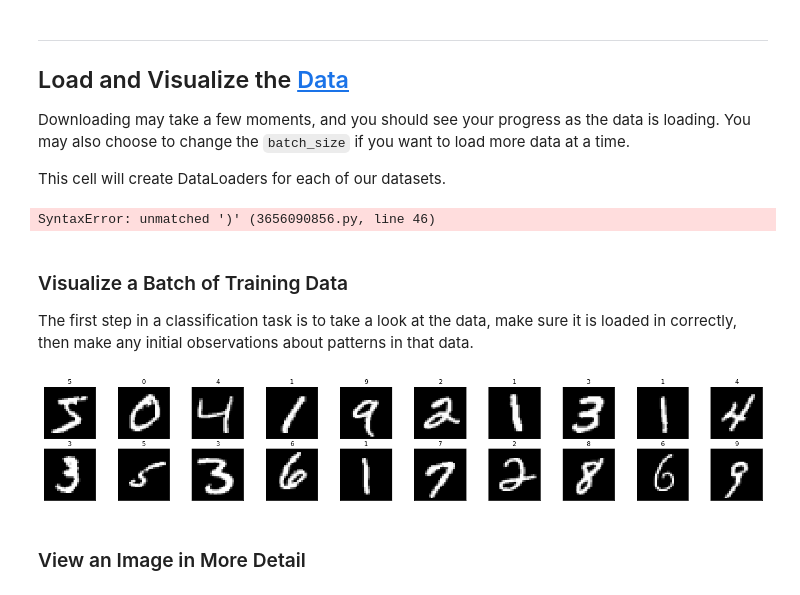
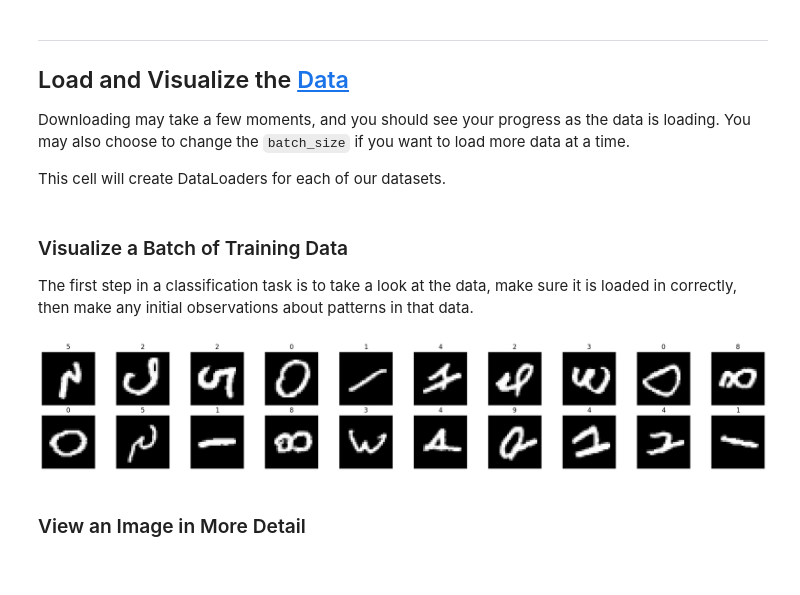
Before and after one commit to c4yg70/CS5487_PA3, a Jupyter notebook: mnist_mlp_exercise.ipynb, the cells around one changed output. Drawn from its saved outputs; the diff is of its cells as text; code cells hidden in the pictures.

```diff
--- a/mnist_mlp_exercise.ipynb
+++ b/mnist_mlp_exercise.ipynb
@@ -25,56 +28,3 @@ False
 Downloading may take a few moments, and you should see your progress as the data is loading. You may also choose to change the `batch_size` if you want to load more data at a time.
 
 This cell will create DataLoaders for each of our datasets.
-# %%
-from torch import Dataset
-
-from torchvision import datasets
-import torchvision.transforms as transforms
-import scipy
-
-
-# number of subprocesses to use for data loading
-num_workers = 0
-# how many samples per batch to load
-batch_size = 20
-
-# convert data to torch.FloatTensor
-transform = transforms.ToTensor()
-
-class CustomImageDataset(Dataset):
-
-    mat_data_file = "./digits4000.mat"
-    data_matrix = scipy.io.loadmat(mat_data_file)
-
-    train_data_pick_file = "./digits4000_txt/digits_4000_trainset.txt"
-    test_data_pick_file = "./digits4000_txt/digits_4000_testset.txt"
-    def __init__(self, annotations_file, img_dir, transform=None, target_transform=None):
-        self.img_labels = pd.read_csv(annotations_file)
-        self.img_dir = img_dir
-        self.transform = transform
-        self.target_transform = target_transform
-
-    def __len__(self):
-        return len(self.img_labels)
-
-    def __getitem__(self, idx):
-        img_path = os.path.join(self.img_dir, self.img_labels.iloc[idx, 0])
-        image = read_image(img_path)
-        label = self.img_labels.iloc[idx, 1]
-        if self.transform:
-            image = self.transform(image)
-        if self.target_transform:
-            label = self.target_transform(label)
-        return image, label
-
-# choose the training and test datasets
-# train_data = datasets.MNIST(root='data', train=True, download=True, transform=transform)
-# test_data = datasets.MNIST(root='data', train=False, download=True, transform=transform)
-
-# prepare data loaders
-train_loader_1 = torch.utils.data.DataLoader(train_data, batch_size=batch_size,
-    num_workers=num_workers)
-test_loader_1 = torch.utils.data.DataLoader(test_data, batch_size=batch_size,
-    num_workers=num_workers)
-# %% [output]
-SyntaxError: unmatched ')' (3656090856.py, line 46)
@@ -85,22 +115,21 @@ The first step in a classification task is to take a look at the data, make sure
 # %%
 import matplotlib.pyplot as plt
 %matplotlib inline
 
 # obtain one batch of training images
-dataiter = iter(train_loader)
-images, labels = dataiter.next()
+images, labels = next(iter(train_dataloader))
 images = images.numpy()
 
 # plot the images in the batch, along with the corresponding labels
 fig = plt.figure(figsize=(25, 4))
-for idx in np.arange(20):
-    ax = fig.add_subplot(2, 20/2, idx+1, xticks=[], yticks=[])
+for idx in np.arange(BATCH_SIZE):
+    ax = fig.add_subplot(2, int(20/2), idx+1, xticks=[], yticks=[])
     ax.imshow(np.squeeze(images[idx]), cmap='gray')
     # print out the correct label for each image
     # .item() gets the value contained in a Tensor
     ax.set_title(str(labels[idx].item()))
 # %% [output]
-[figure, old version]
+[figure, new version]
 # %% [markdown]
 ### View an Image in More Detail
 # %%
```
Also changed, not shown: parts of 7 cells of this notebook, 5 other files.
